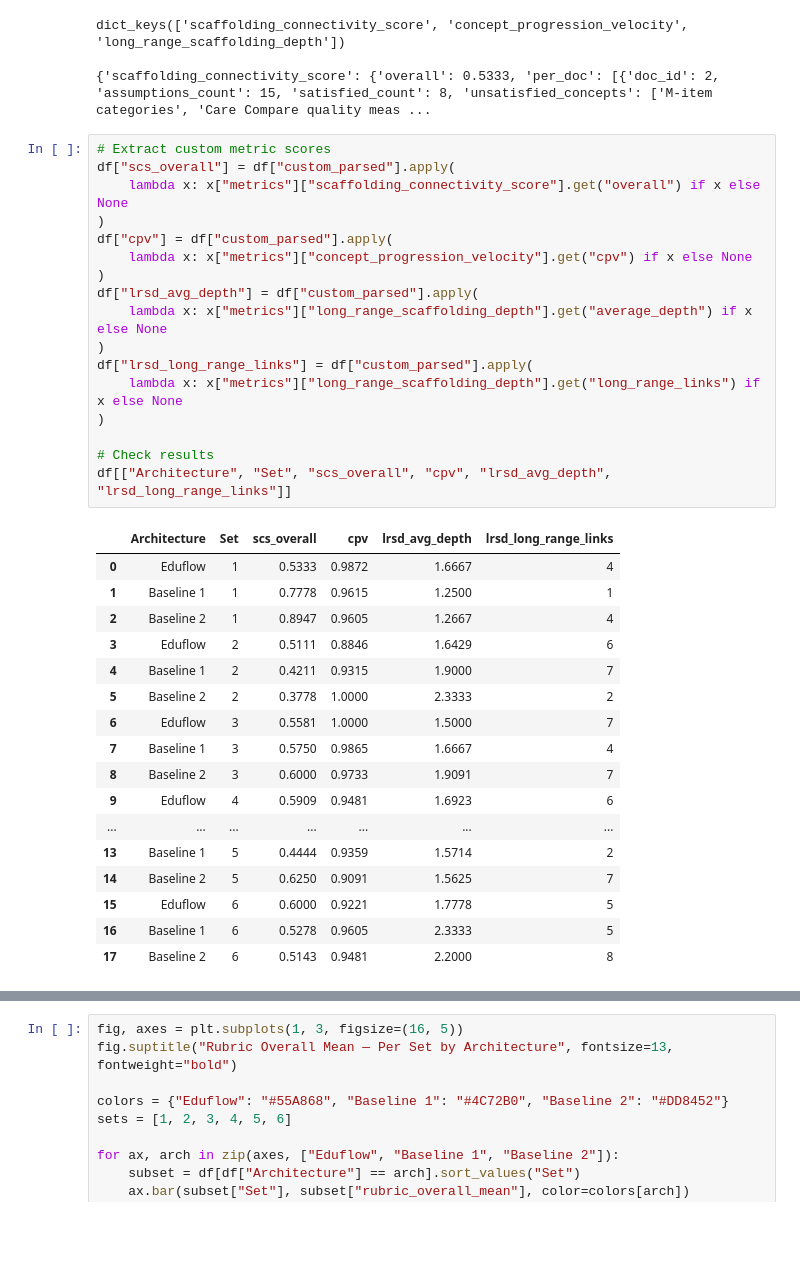
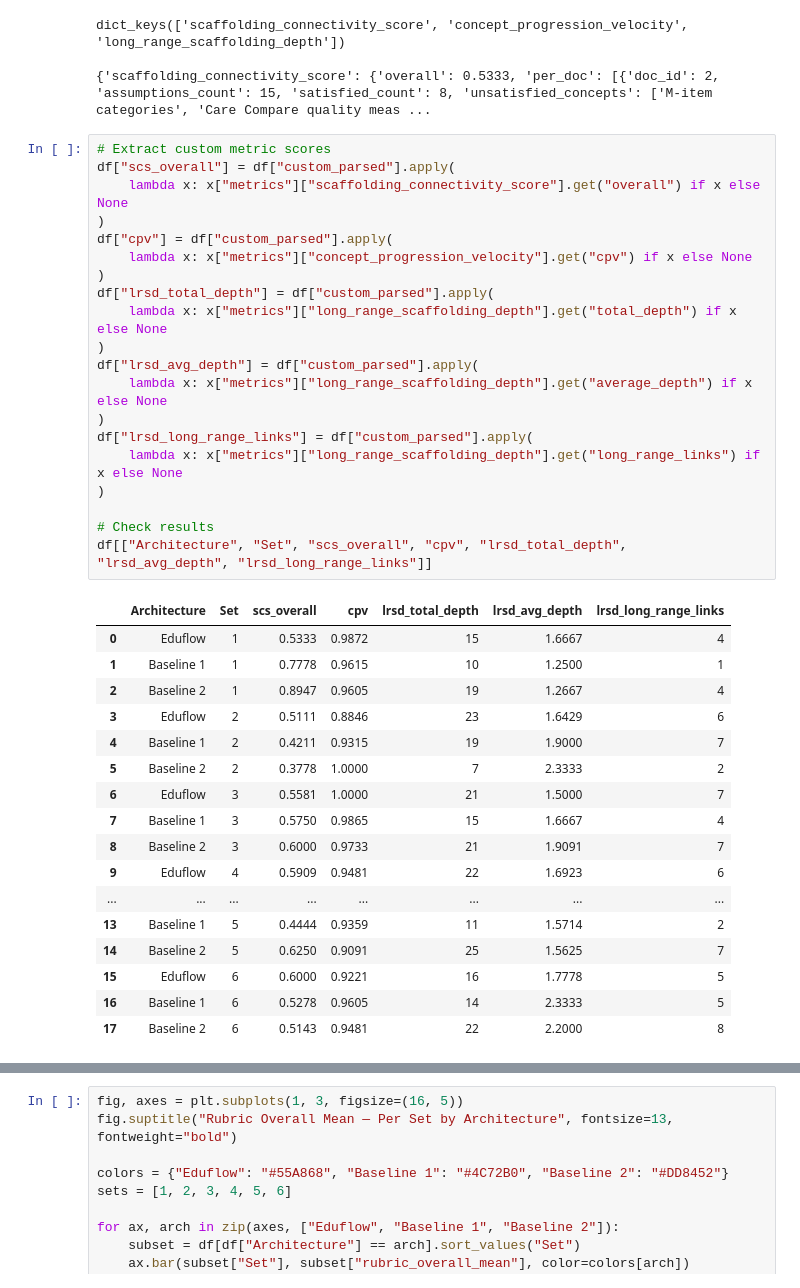
Before and after one commit to daveshenal/eduflow, a Jupyter notebook: evaluator_service/evaluation/results_analysis.ipynb, the cells around one changed output, grey strips where cells are left out. Saved outputs shown, nothing was run; the diff lists cells and outputs as text; blank space fills up the shorter version.

```diff
--- a/evaluator_service/evaluation/results_analysis.ipynb
+++ b/evaluator_service/evaluation/results_analysis.ipynb
@@ -112,35 +112,38 @@ dict_keys(['scaffolding_connectivity_score', 'concept_progression_velocity', 'lo
 # %%
 # Extract custom metric scores
 df["scs_overall"] = df["custom_parsed"].apply(
     lambda x: x["metrics"]["scaffolding_connectivity_score"].get("overall") if x else None
 )
 df["cpv"] = df["custom_parsed"].apply(
     lambda x: x["metrics"]["concept_progression_velocity"].get("cpv") if x else None
+)
+df["lrsd_total_depth"] = df["custom_parsed"].apply(
+    lambda x: x["metrics"]["long_range_scaffolding_depth"].get("total_depth") if x else None
 )
 df["lrsd_avg_depth"] = df["custom_parsed"].apply(
     lambda x: x["metrics"]["long_range_scaffolding_depth"].get("average_depth") if x else None
 )
 df["lrsd_long_range_links"] = df["custom_parsed"].apply(
     lambda x: x["metrics"]["long_range_scaffolding_depth"].get("long_range_links") if x else None
 )
 
 # Check results
-df[["Architecture", "Set", "scs_overall", "cpv", "lrsd_avg_depth", "lrsd_long_range_links"]]
+df[["Architecture", "Set", "scs_overall", "cpv", "lrsd_total_depth", "lrsd_avg_depth", "lrsd_long_range_links"]]
 # %% [output]
-|  | Architecture | Set | scs_overall | cpv | lrsd_avg_depth | lrsd_long_range_links |
-| 0 | Eduflow | 1 | 0.5333 | 0.9872 | 1.6667 | 4 |
-| 1 | Baseline 1 | 1 | 0.7778 | 0.9615 | 1.2500 | 1 |
-| 2 | Baseline 2 | 1 | 0.8947 | 0.9605 | 1.2667 | 4 |
-| 3 | Eduflow | 2 | 0.5111 | 0.8846 | 1.6429 | 6 |
-| 4 | Baseline 1 | 2 | 0.4211 | 0.9315 | 1.9000 | 7 |
-| 5 | Baseline 2 | 2 | 0.3778 | 1.0000 | 2.3333 | 2 |
-| 6 | Eduflow | 3 | 0.5581 | 1.0000 | 1.5000 | 7 |
-| 7 | Baseline 1 | 3 | 0.5750 | 0.9865 | 1.6667 | 4 |
-| 8 | Baseline 2 | 3 | 0.6000 | 0.9733 | 1.9091 | 7 |
-| 9 | Eduflow | 4 | 0.5909 | 0.9481 | 1.6923 | 6 |
-| ... | ... | ... | ... | ... | ... | ... |
-| 13 | Baseline 1 | 5 | 0.4444 | 0.9359 | 1.5714 | 2 |
-| 14 | Baseline 2 | 5 | 0.6250 | 0.9091 | 1.5625 | 7 |
-| 15 | Eduflow | 6 | 0.6000 | 0.9221 | 1.7778 | 5 |
-| 16 | Baseline 1 | 6 | 0.5278 | 0.9605 | 2.3333 | 5 |
-| 17 | Baseline 2 | 6 | 0.5143 | 0.9481 | 2.2000 | 8 |
+|  | Architecture | Set | scs_overall | cpv | lrsd_total_depth | lrsd_avg_depth | lrsd_long_range_links |
+| 0 | Eduflow | 1 | 0.5333 | 0.9872 | 15 | 1.6667 | 4 |
+| 1 | Baseline 1 | 1 | 0.7778 | 0.9615 | 10 | 1.2500 | 1 |
+| 2 | Baseline 2 | 1 | 0.8947 | 0.9605 | 19 | 1.2667 | 4 |
+| 3 | Eduflow | 2 | 0.5111 | 0.8846 | 23 | 1.6429 | 6 |
+| 4 | Baseline 1 | 2 | 0.4211 | 0.9315 | 19 | 1.9000 | 7 |
+| 5 | Baseline 2 | 2 | 0.3778 | 1.0000 | 7 | 2.3333 | 2 |
+| 6 | Eduflow | 3 | 0.5581 | 1.0000 | 21 | 1.5000 | 7 |
+| 7 | Baseline 1 | 3 | 0.5750 | 0.9865 | 15 | 1.6667 | 4 |
+| 8 | Baseline 2 | 3 | 0.6000 | 0.9733 | 21 | 1.9091 | 7 |
+| 9 | Eduflow | 4 | 0.5909 | 0.9481 | 22 | 1.6923 | 6 |
+| ... | ... | ... | ... | ... | ... | ... | ... |
+| 13 | Baseline 1 | 5 | 0.4444 | 0.9359 | 11 | 1.5714 | 2 |
+| 14 | Baseline 2 | 5 | 0.6250 | 0.9091 | 25 | 1.5625 | 7 |
+| 15 | Eduflow | 6 | 0.6000 | 0.9221 | 16 | 1.7778 | 5 |
+| 16 | Baseline 1 | 6 | 0.5278 | 0.9605 | 14 | 2.3333 | 5 |
+| 17 | Baseline 2 | 6 | 0.5143 | 0.9481 | 22 | 2.2000 | 8 |
```
Also changed, not shown: parts of 14 cells of this notebook, 5 other files.
